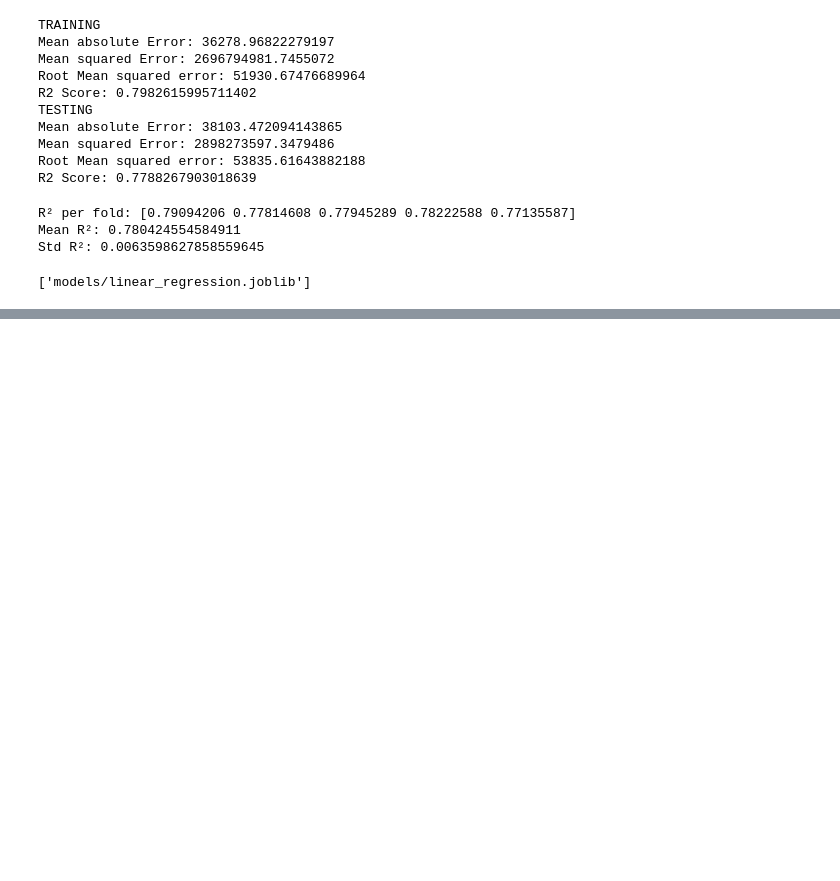
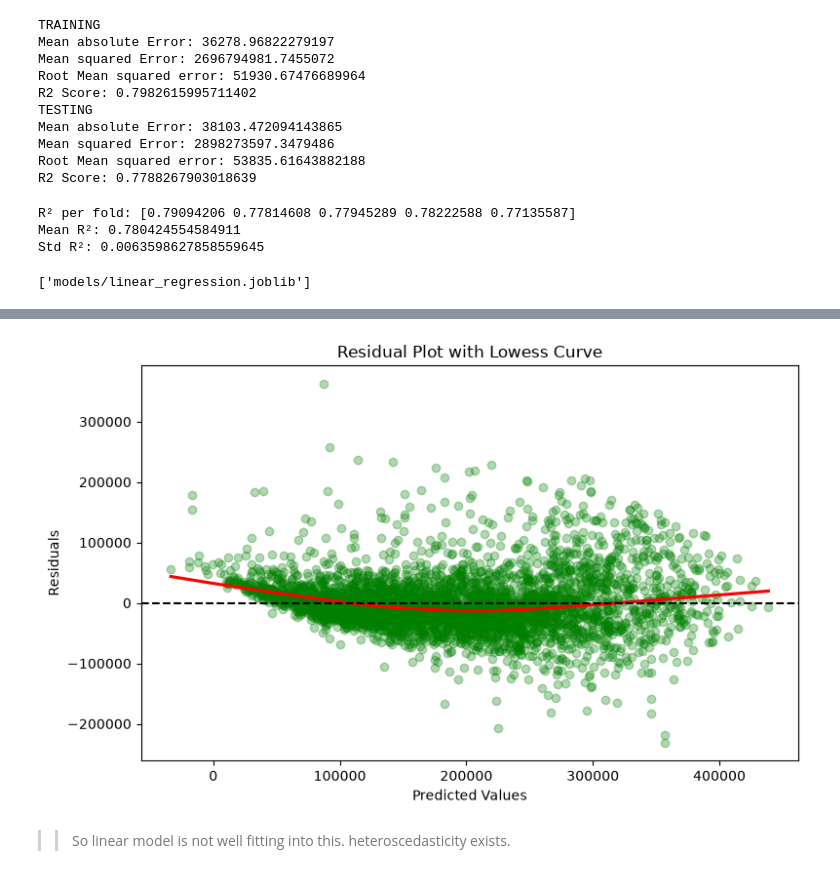
Before and after one commit to YugamdeepGoyal/elc_house_price_prediction, a Jupyter notebook: linear_pipeline.ipynb, the cells around one changed output, grey strips where cells are left out. Cells and saved outputs as stored; diff of their text form; code cells hidden in the pictures; blank space fills up the shorter version.

```diff
--- a/linear_pipeline.ipynb
+++ b/linear_pipeline.ipynb
@@ -135,0 +140,15 @@ joblib.dump(pipe, "models/linear_regression.joblib")
+# %%
+mask_train = y_train != 500001
+mask_test = y_test != 500001
+
+X_train_clean, y_train_clean = X_train[mask_train], y_train[mask_train]
+X_test_clean, y_test_clean = X_test[mask_test], y_test[mask_test]
+
+pipe.fit(X_train_clean, y_train_clean)
+preds_clean = pipe.predict(X_test_clean)
+
+plot_residual_curve(y_test_clean, preds_clean, "linear_no_cap")
+# %% [output]
+[figure, added]
+# %% [markdown]
+>> So linear model is not well fitting into this. heteroscedasticity exists.
```
Also changed, not shown: parts of 1 cell of this notebook, 4 other files.
